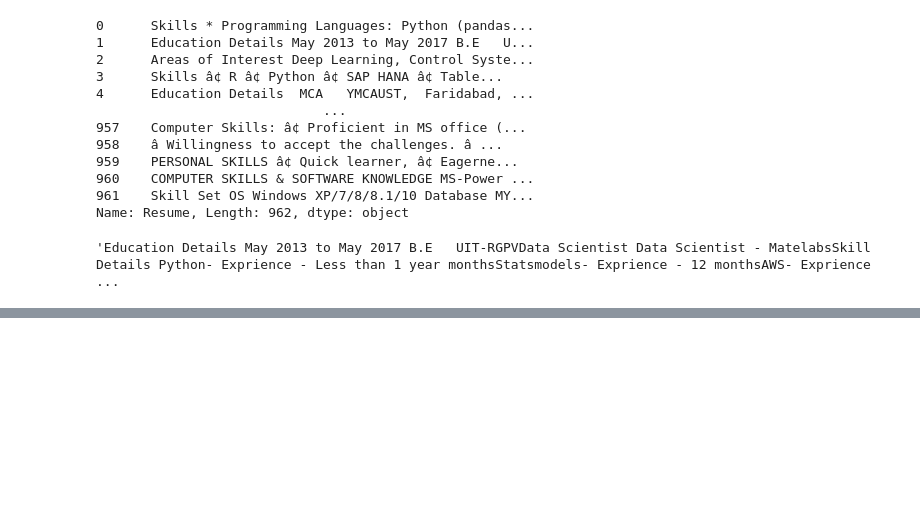
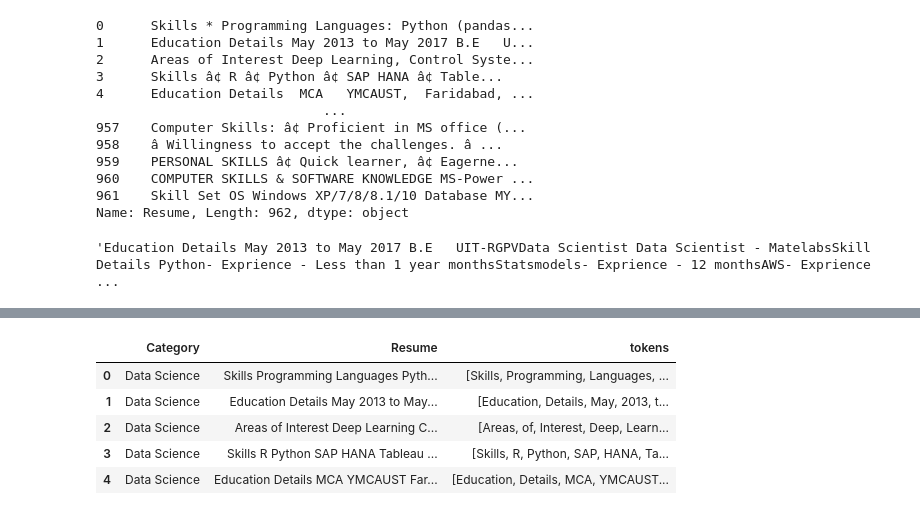
Before and after one commit to piotr15q/CV_ckecker, a Jupyter notebook: CV_checker.ipynb, the cells around one changed output, grey strips where cells are left out. Saved outputs shown, nothing was run; the diff lists cells and outputs as text; code cells hidden in the pictures; blank space fills up the shorter version.

```diff
--- a/CV_checker.ipynb
+++ b/CV_checker.ipynb
@@ -167,3 +167,14 @@ Name: Resume, Length: 962, dtype: object
 df["Resume"][1]
 # %% [output]
 'Education Details May 2013 to May 2017 B.E   UIT-RGPVData Scientist Data Scientist - MatelabsSkill Details Python- Exprience - Less than 1 year monthsStatsmodels- Exprience - 12 monthsAWS- Exprience  ...
+# %%
+import re
+def clean_text(text):
+    return re.sub(r'[^a-zA-Z0-9\s]', '', str(text))
+
+df['Resume'] = df['Resume'].apply(clean_text)
+# %%
+import nltk
+from nltk.tokenize import word_tokenize, sent_tokenize
+nltk.download('punkt_tab')
+df['tokens'] = df['Resume'].apply(word_tokenize)
@@ -169,0 +185,9 @@ df["Resume"][1]
+# %%
+df.head()
+# %% [output]
+|  | Category | Resume | tokens |
+| 0 | Data Science | Skills Programming Languages Pyth... | [Skills, Programming, Languages, ... |
+| 1 | Data Science | Education Details May 2013 to May... | [Education, Details, May, 2013, t... |
+| 2 | Data Science | Areas of Interest Deep Learning C... | [Areas, of, Interest, Deep, Learn... |
+| 3 | Data Science | Skills R Python SAP HANA Tableau ... | [Skills, R, Python, SAP, HANA, Ta... |
+| 4 | Data Science | Education Details MCA YMCAUST Far... | [Education, Details, MCA, YMCAUST... |
```
Also changed, not shown: parts of 19 cells of this notebook.
